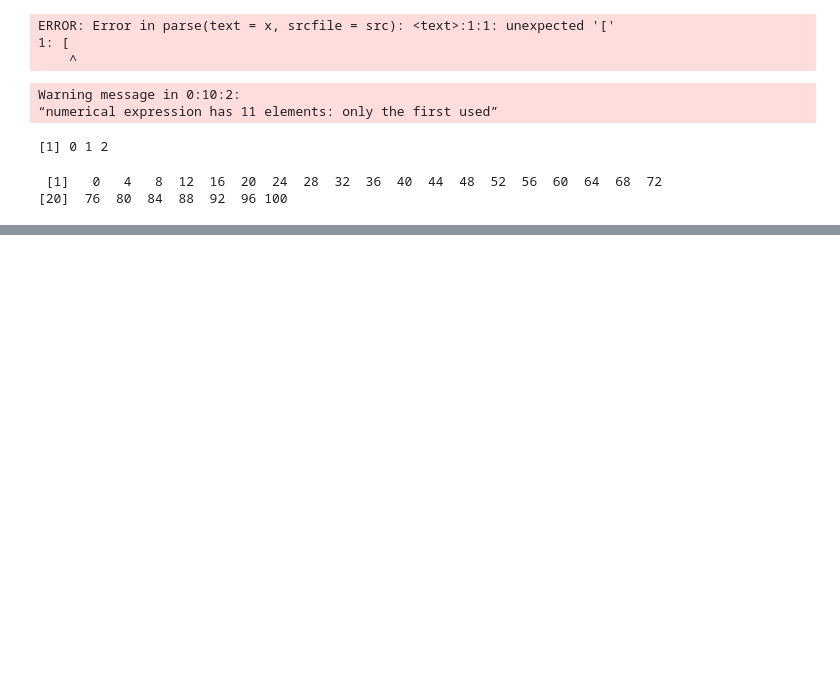
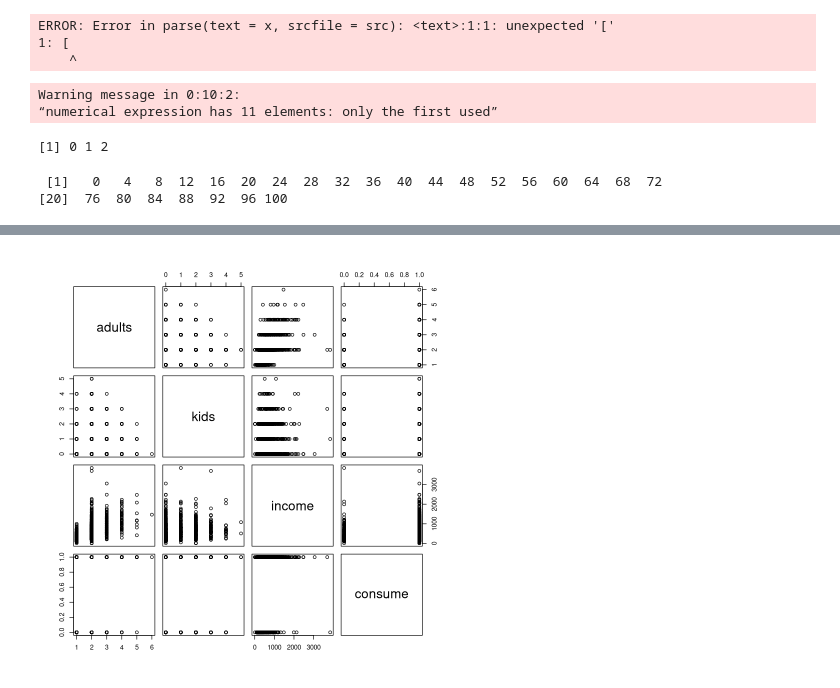
Before and after one commit to gleon99/mafe, a Jupyter notebook: 0/r/1.ipynb, the cells around one changed output, grey strips where cells are left out. Saved outputs shown, nothing was run; the diff lists cells and outputs as text; code cells hidden in the pictures; blank space fills up the shorter version.

```diff
--- a/0/r/1.ipynb
+++ b/0/r/1.ipynb
@@ -309,0 +550,2 @@ seq(0, 100, 4)
+# %%
+w=read.dta("http://www.principlesofeconometrics.com/stata/alcohol.dta")
@@ -309,0 +574,4 @@ seq(0, 100, 4)
+# %%
+plot(w)
+# %% [output]
+[figure, added]
```
Also changed, not shown: parts of 73 cells of this notebook.
